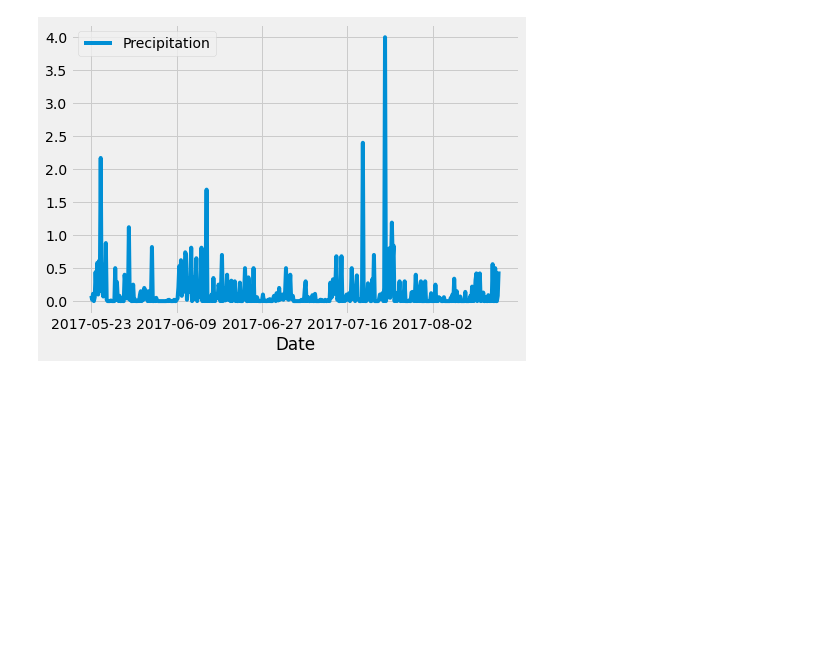
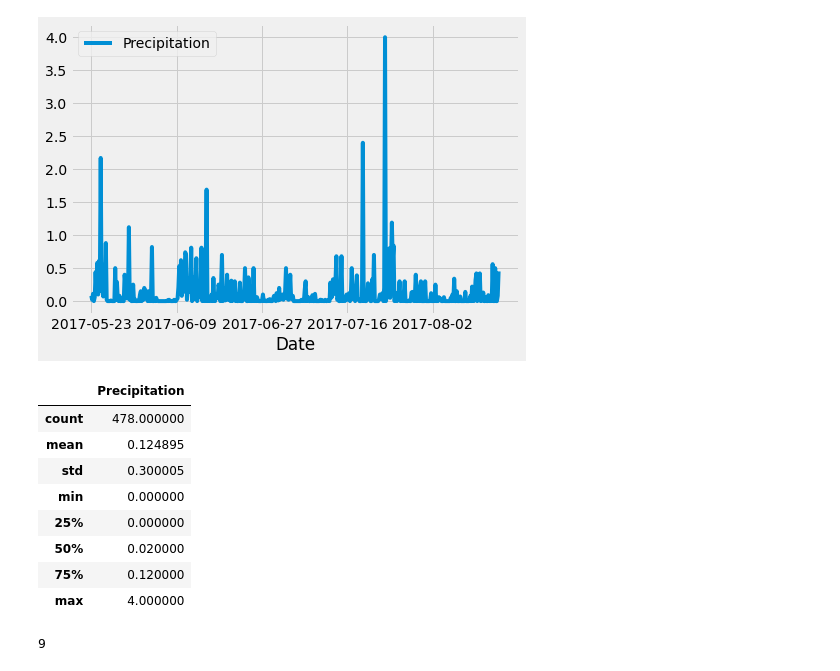
Before and after one commit to longhorn2000/sqlalchemy-challenge, a Jupyter notebook: Surf_Up.ipynb, the cells around one changed output. Saved outputs shown, nothing was run; the diff lists cells and outputs as text; code cells hidden in the pictures; blank space fills up the shorter version.

```diff
--- a/Surf_Up.ipynb
+++ b/Surf_Up.ipynb
@@ -129,3 +129,25 @@ plt.tight_layout()
 plt.savefig('Precipitation.png')
 # %% [output]
 [figure]
+# %%
+# Use Pandas to calcualte the summary statistics for the precipitation data
+df.describe()
+# %% [output]
+|  | Precipitation |
+| count | 478.000000 |
+| mean | 0.124895 |
+| std | 0.300005 |
+| min | 0.000000 |
+| 25% | 0.000000 |
+| 50% | 0.020000 |
+| 75% | 0.120000 |
+| max | 4.000000 |
+# %%
+# Design a query to show how many stations are available in this dataset?
+
+#session.query(Measurement.station).group_by(Measurement.station).count()
+session.query(Measurement.station).distinct().count()
+
+#session.query(func.count(Station.station)).all()
+# %% [output]
+9
```
Also changed, not shown: parts of 10 cells of this notebook.
